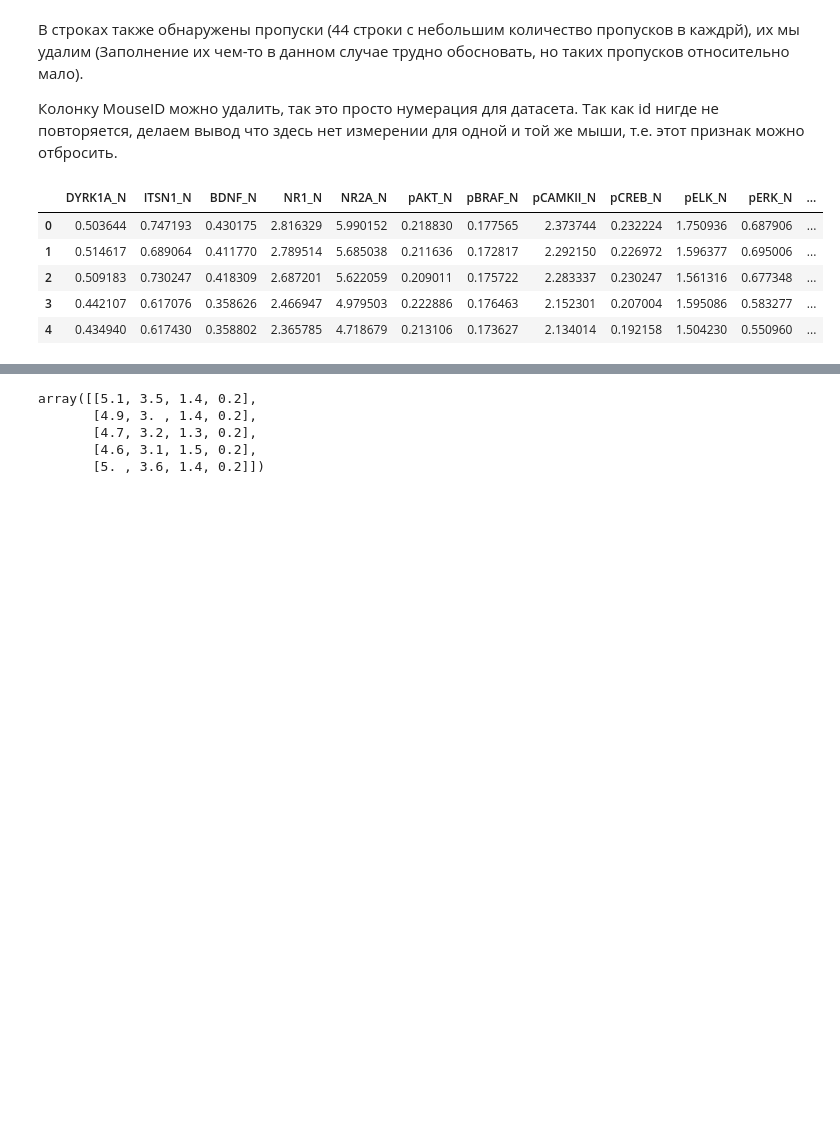
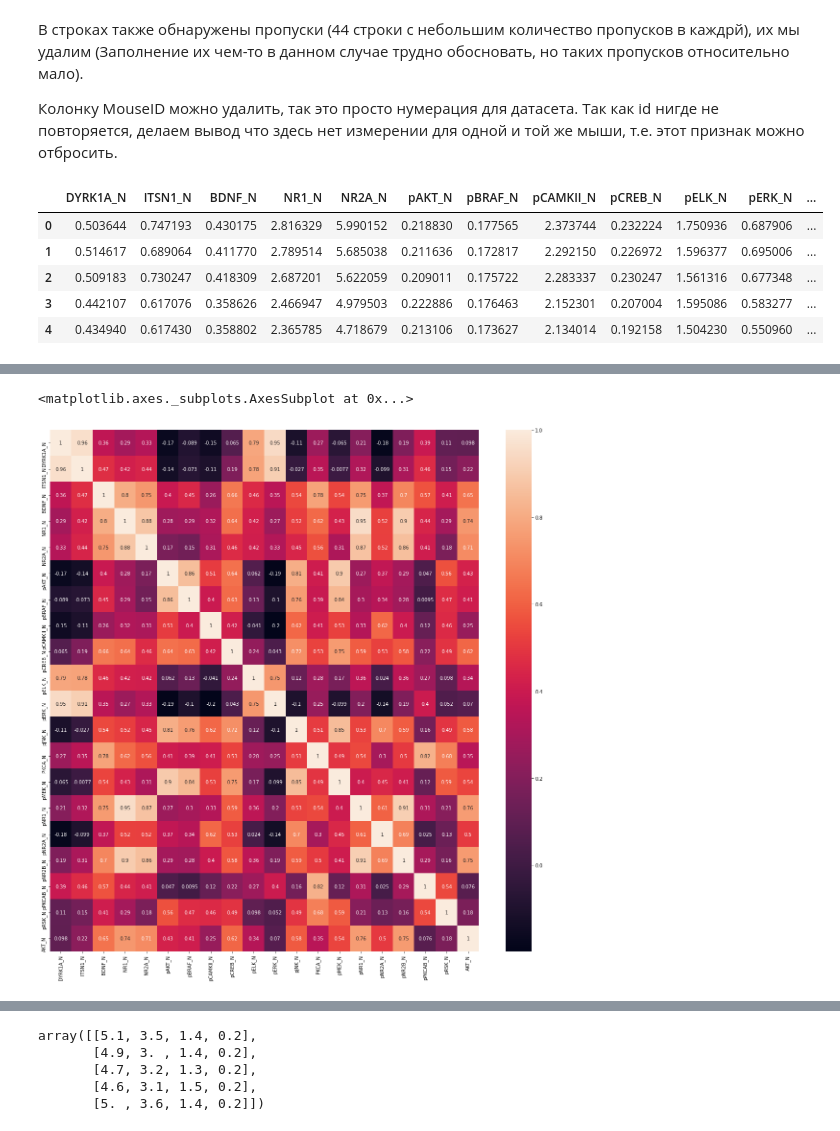
Before and after one commit to malynkovsky/ML_NN_course, a Jupyter notebook: Lab_1/Lab1_Malynkovsky.ipynb, the cells around one changed output, grey strips where cells are left out. Cells and saved outputs as stored; diff of their text form; code cells hidden in the pictures; blank space fills up the shorter version.

```diff
--- a/Lab_1/Lab1_Malynkovsky.ipynb
+++ b/Lab_1/Lab1_Malynkovsky.ipynb
@@ -7,7 +7,7 @@ from sklearn.metrics import accuracy_score
 import numpy as np
 import pandas as pd
 # %%
-df = pd.read_csv('/content/Data_Cortex_Nuclear.csv')
+df = pd.read_csv('Data_Cortex_Nuclear.csv')
 # %%
 df.head()
 # %% [output]
@@ -58,0 +70,5 @@ df.head()
+# %%
+from sklearn.preprocessing import LabelEncoder
+df = pd.get_dummies(df, columns=['Genotype', 'Treatment', 'Behavior'])
+enc = LabelEncoder()
+df['class'] = enc.fit_transform(df['class'])
@@ -58,0 +112,7 @@ df.head()
+# %%
+plt.figure(figsize = (20,20))
+corr = df[df.columns[[i for i in range(20)]]].corr()
+sns.heatmap(corr, annot = True)
+# %% [output]
+<matplotlib.axes._subplots.AxesSubplot at 0x...>
+[figure, added]
```
Also changed, not shown: parts of 14 cells of this notebook.
